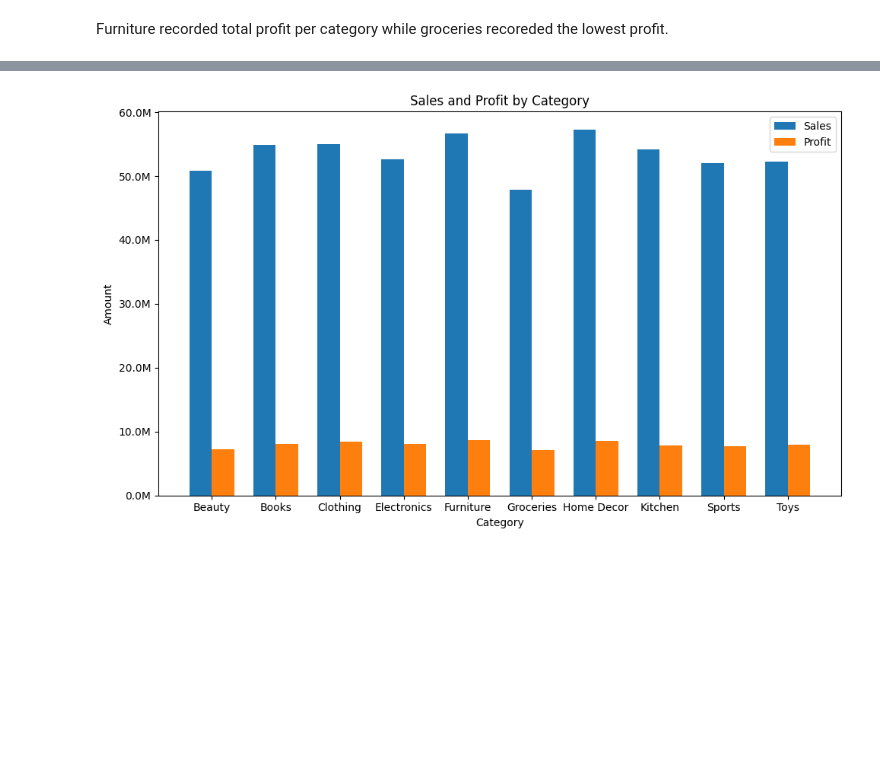
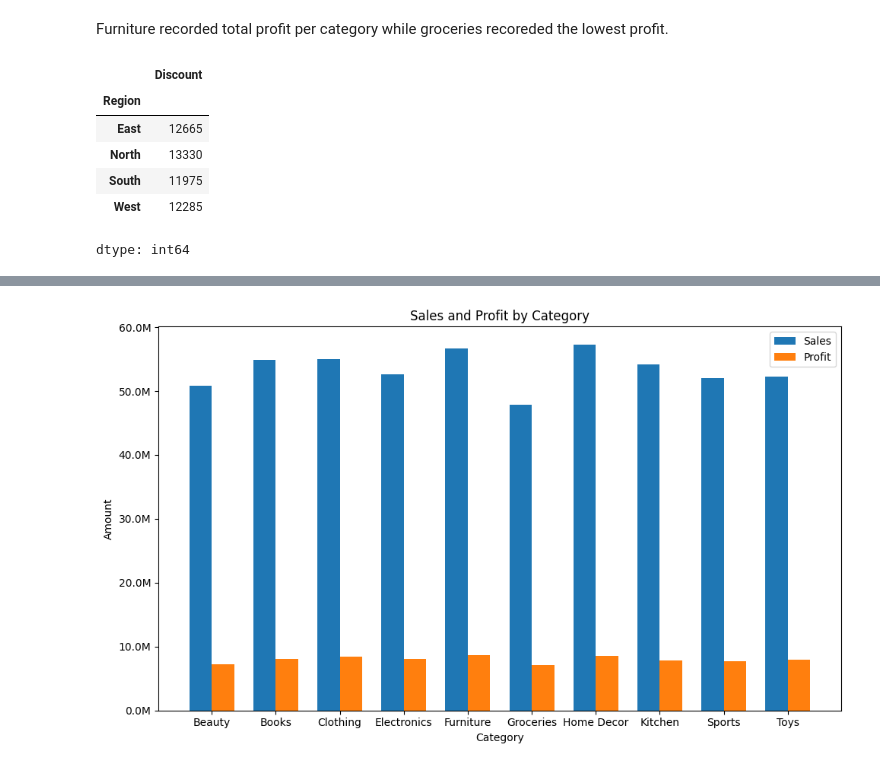
Before and after one commit to raphaelayerteyfloku1-bot/retail-sales-data-analysis, a Jupyter notebook: notebook.ipynb, the cells around one changed output, grey strips where cells are left out. Drawn from its saved outputs; the diff is of its cells as text; code cells hidden in the pictures; blank space fills up the shorter version.

```diff
--- a/notebook.ipynb
+++ b/notebook.ipynb
@@ -164,3 +164,14 @@ plt.show()
 [figure]
 # %% [markdown]
 Furniture recorded total profit per category while groceries recoreded the lowest profit.
+# %%
+#Discount by Region
+df.groupby('Region')['Discount'].sum()
+# %% [output]
+|  | Discount |
+| Region |  |
+| East | 12665 |
+| North | 13330 |
+| South | 11975 |
+| West | 12285 |
+dtype: int64
```
Also changed, not shown: parts of 7 cells of this notebook.
